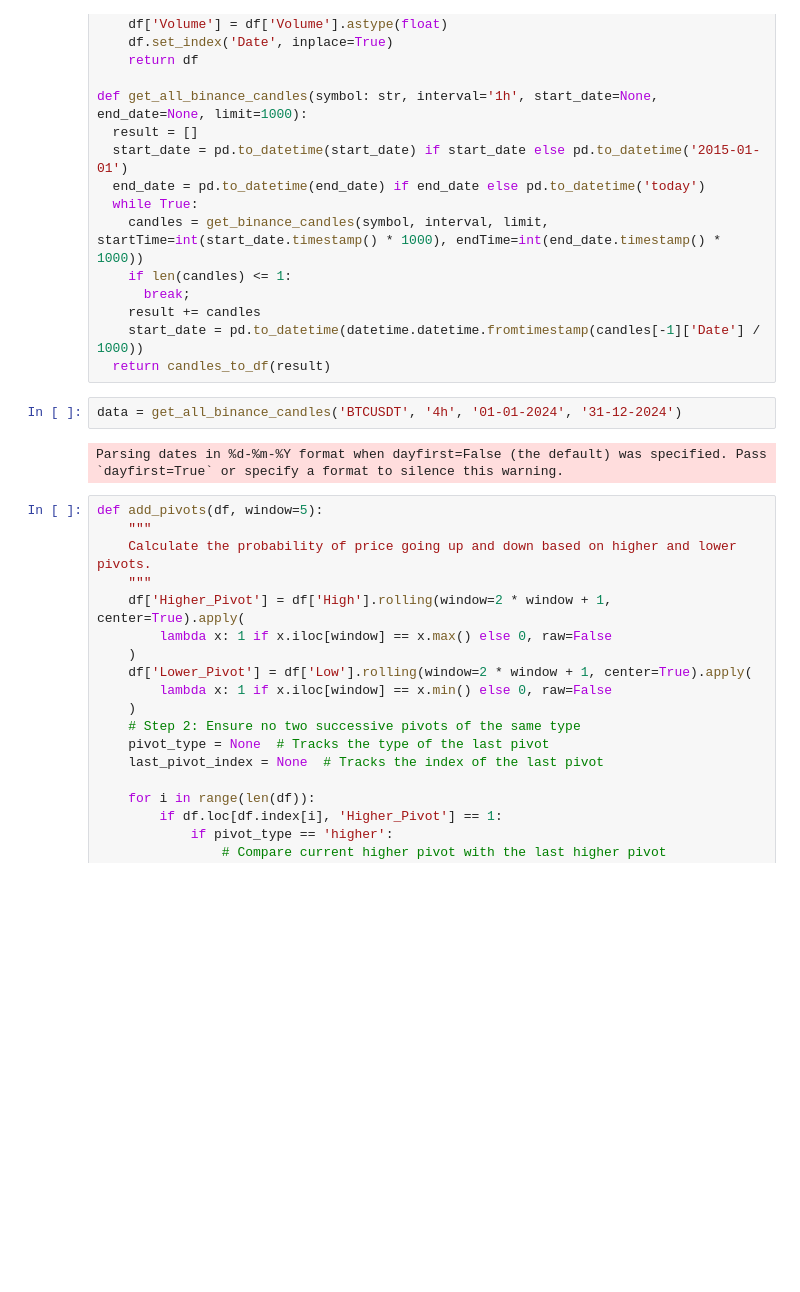
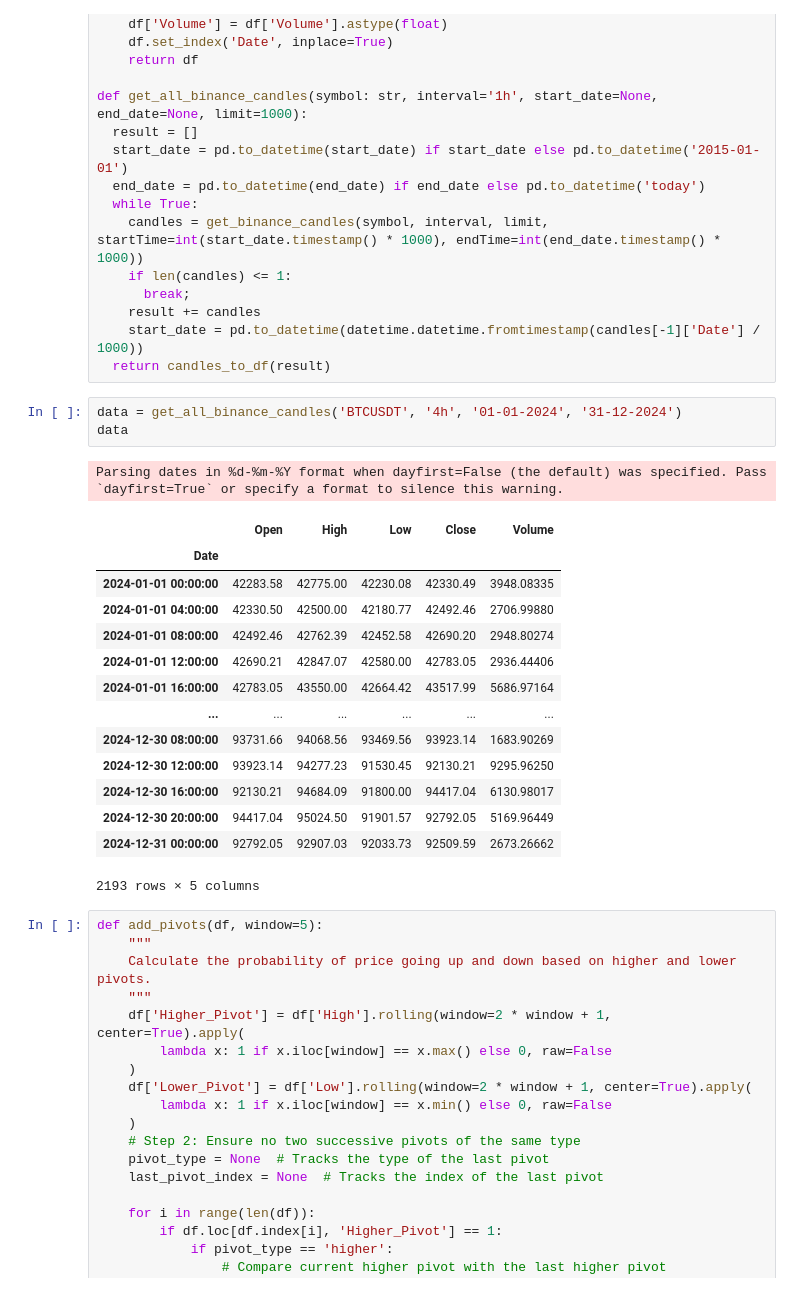
Before and after one commit to ifeLight/ml-bot, a Jupyter notebook: binance.ipynb, the cells around one changed output. Saved outputs shown, nothing was run; the diff lists cells and outputs as text; blank space fills up the shorter version.

```diff
--- a/binance.ipynb
+++ b/binance.ipynb
@@ -64,8 +64,23 @@ def get_all_binance_candles(symbol: str, interval='1h', start_date=None, end_dat
   return candles_to_df(result)
 # %%
 data = get_all_binance_candles('BTCUSDT', '4h', '01-01-2024', '31-12-2024')
+data
 # %% [output]
 Parsing dates in %d-%m-%Y format when dayfirst=False (the default) was specified. Pass `dayfirst=True` or specify a format to silence this warning.
+|  | Open | High | Low | Close | Volume |
+| Date |  |  |  |  |  |
+| 2024-01-01 00:00:00 | 42283.58 | 42775.00 | 42230.08 | 42330.49 | 3948.08335 |
+| 2024-01-01 04:00:00 | 42330.50 | 42500.00 | 42180.77 | 42492.46 | 2706.99880 |
+| 2024-01-01 08:00:00 | 42492.46 | 42762.39 | 42452.58 | 42690.20 | 2948.80274 |
+| 2024-01-01 12:00:00 | 42690.21 | 42847.07 | 42580.00 | 42783.05 | 2936.44406 |
+| 2024-01-01 16:00:00 | 42783.05 | 43550.00 | 42664.42 | 43517.99 | 5686.97164 |
+| ... | ... | ... | ... | ... | ... |
+| 2024-12-30 08:00:00 | 93731.66 | 94068.56 | 93469.56 | 93923.14 | 1683.90269 |
+| 2024-12-30 12:00:00 | 93923.14 | 94277.23 | 91530.45 | 92130.21 | 9295.96250 |
+| 2024-12-30 16:00:00 | 92130.21 | 94684.09 | 91800.00 | 94417.04 | 6130.98017 |
+| 2024-12-30 20:00:00 | 94417.04 | 95024.50 | 91901.57 | 92792.05 | 5169.96449 |
+| 2024-12-31 00:00:00 | 92792.05 | 92907.03 | 92033.73 | 92509.59 | 2673.26662 |
+2193 rows × 5 columns
 # %%
 def add_pivots(df, window=5):
     """
```
Also changed, not shown: parts of 1 cell of this notebook.
